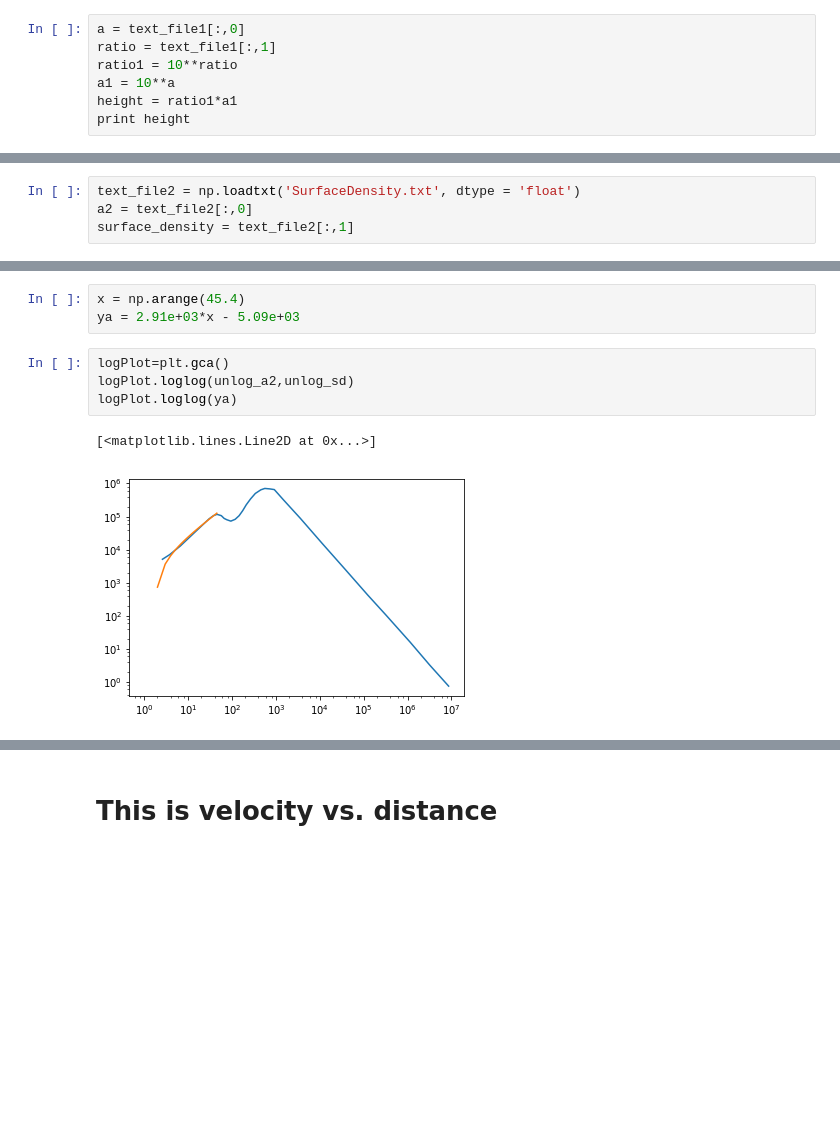
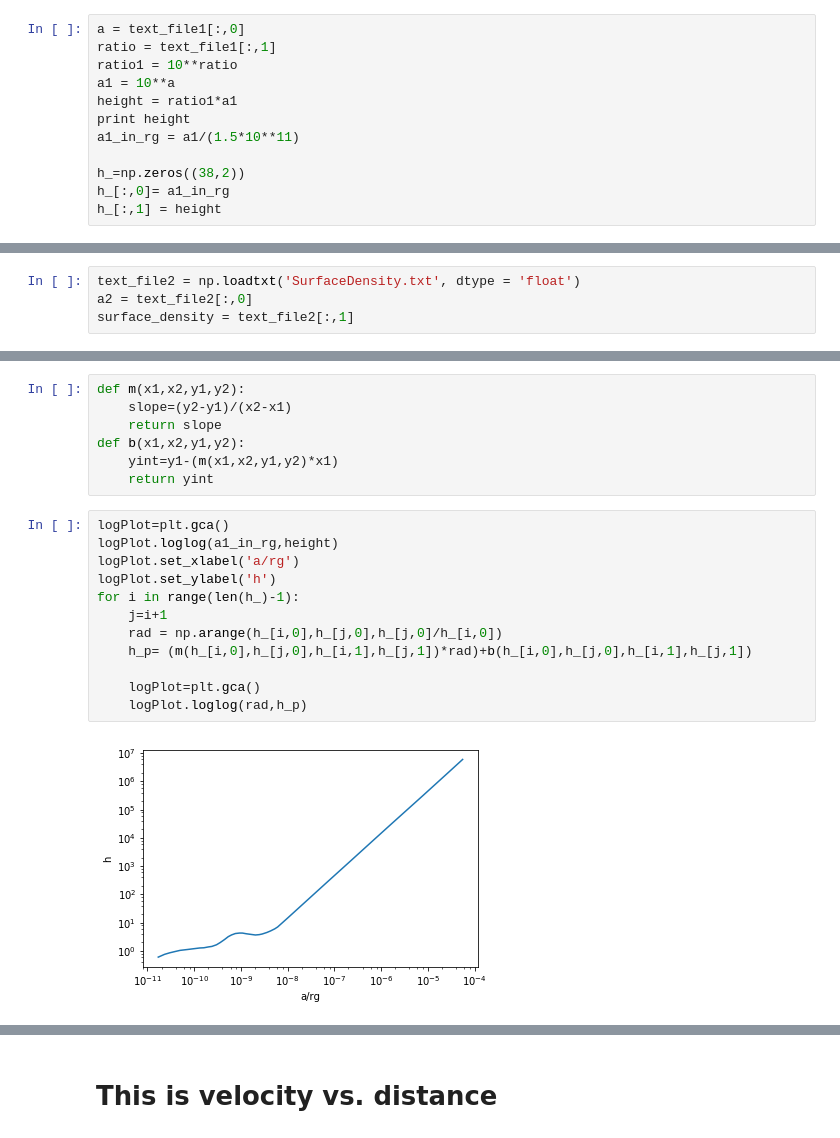
Before and after one commit to gfabj/Summer_Research_Project, a Jupyter notebook: SG_Model.ipynb, the cells around one changed output, grey strips where cells are left out. Cells and saved outputs as stored; diff of their text form; blank space fills up the shorter version.

```diff
--- a/SG_Model.ipynb
+++ b/SG_Model.ipynb
@@ -48,6 +48,11 @@ ratio1 = 10**ratio
 a1 = 10**a
 height = ratio1*a1
 print height
+a1_in_rg = a1/(1.5*10**11)
+
+h_=np.zeros((38,2))
+h_[:,0]= a1_in_rg
+h_[:,1] = height
 # %% [output]
 [  5.97419825e-01   7.48864931e-01   8.46096548e-01   9.26653493e-01
    1.03542452e+00   1.10846071e+00   1.18701061e+00   1.25864514e+00
@@ -109,10 +114,21 @@ print unlog_sd
-# %%
-x = np.arange(45.4)
-ya = 2.91e+03*x - 5.09e+03
-# %%
-logPlot=plt.gca()
-logPlot.loglog(unlog_a2,unlog_sd)
-logPlot.loglog(ya)
-# %% [output]
-[<matplotlib.lines.Line2D at 0x...>]
-[figure, removed]
+# %%
+def m(x1,x2,y1,y2):
+    slope=(y2-y1)/(x2-x1)
+    return slope
+def b(x1,x2,y1,y2):
+    yint=y1-(m(x1,x2,y1,y2)*x1)
+    return yint
+# %%
+logPlot=plt.gca()
+logPlot.loglog(a1_in_rg,height)
+logPlot.set_xlabel('a/rg')
+logPlot.set_ylabel('h')
+for i in range(len(h_)-1):
+    j=i+1
+    rad = np.arange(h_[i,0],h_[j,0],h_[j,0]/h_[i,0])
+    h_p= (m(h_[i,0],h_[j,0],h_[i,1],h_[j,1])*rad)+b(h_[i,0],h_[j,0],h_[i,1],h_[j,1])
+
+    logPlot=plt.gca()
+    logPlot.loglog(rad,h_p)
+# %% [output]
+[figure, added]
```
Also changed, not shown: parts of 12 cells of this notebook, 1 other file.
